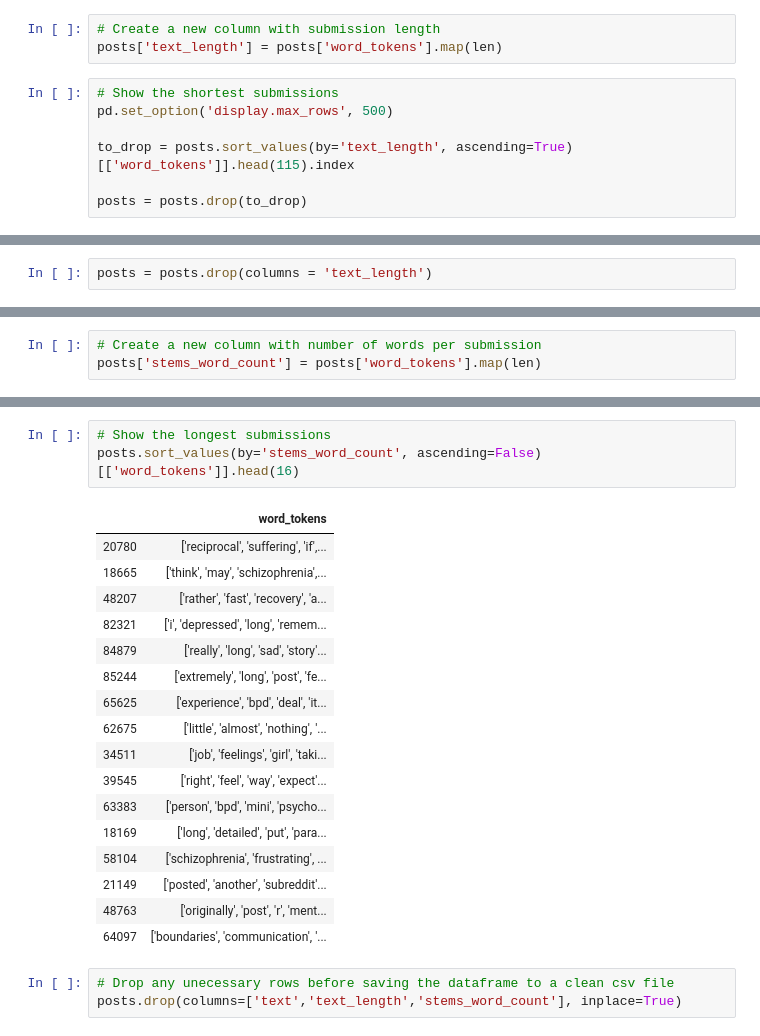
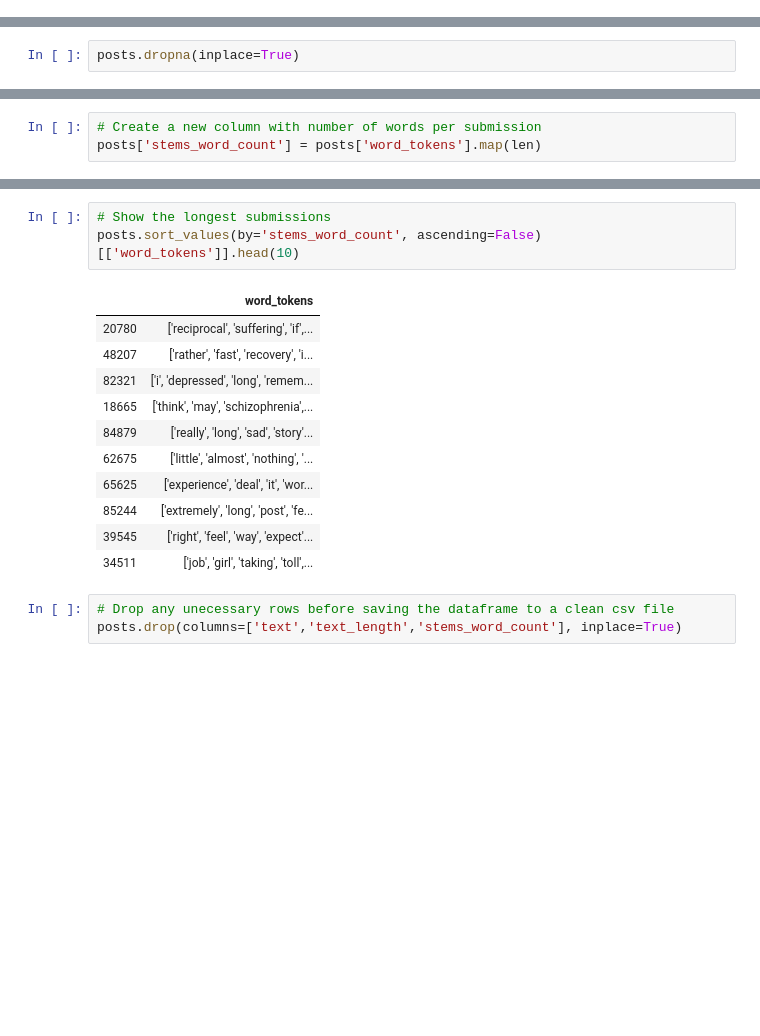
Before and after one commit to eileenhartnett/NLP-DeepLearning-Reddit-Project, a Jupyter notebook: notebooks/step2-pre-process_text.ipynb, the cells around one changed output, grey strips where cells are left out. Drawn from its saved outputs; the diff is of its cells as text; blank space fills up the shorter version.

```diff
--- a/notebooks/step2-pre-process_text.ipynb
+++ b/notebooks/step2-pre-process_text.ipynb
@@ -152,10 +161,0 @@ Need to drop empty cells, but unable to replace with nan... will look at low wor
-# %%
-# Create a new column with submission length
-posts['text_length'] = posts['word_tokens'].map(len)
-# %%
-# Show the shortest submissions
-pd.set_option('display.max_rows', 500)
-
-to_drop = posts.sort_values(by='text_length', ascending=True)[['word_tokens']].head(115).index
-
-posts = posts.drop(to_drop)
@@ -164,5 +162,5 @@ Drop the 'text length' column created above
-# %%
-posts = posts.drop(columns = 'text_length')
+# %%
+posts.dropna(inplace=True)
 # %% [markdown]
 ### Porter Stemmer
 # %% [markdown]
@@ -221,24 +214,18 @@ posts.sort_values(by='stems_word_count', ascending=True)[['word_tokens']].head(1
 # %%
 # Show the longest submissions
-posts.sort_values(by='stems_word_count', ascending=False)[['word_tokens']].head(16)
+posts.sort_values(by='stems_word_count', ascending=False)[['word_tokens']].head(10)
 # %% [output]
 |  | word_tokens |
 | 20780 | ['reciprocal', 'suffering', 'if',... |
+| 48207 | ['rather', 'fast', 'recovery', 'i... |
+| 82321 | ['i', 'depressed', 'long', 'remem... |
 | 18665 | ['think', 'may', 'schizophrenia',... |
-| 48207 | ['rather', 'fast', 'recovery', 'a... |
-| 82321 | ['i', 'depressed', 'long', 'remem... |
 | 84879 | ['really', 'long', 'sad', 'story'... |
+| 62675 | ['little', 'almost', 'nothing', '... |
+| 65625 | ['experience', 'deal', 'it', 'wor... |
 | 85244 | ['extremely', 'long', 'post', 'fe... |
-| 65625 | ['experience', 'bpd', 'deal', 'it... |
-| 62675 | ['little', 'almost', 'nothing', '... |
-| 34511 | ['job', 'feelings', 'girl', 'taki... |
 | 39545 | ['right', 'feel', 'way', 'expect'... |
-| 63383 | ['person', 'bpd', 'mini', 'psycho... |
-| 18169 | ['long', 'detailed', 'put', 'para... |
-| 58104 | ['schizophrenia', 'frustrating', ... |
-| 21149 | ['posted', 'another', 'subreddit'... |
-| 48763 | ['originally', 'post', 'r', 'ment... |
-| 64097 | ['boundaries', 'communication', '... |
+| 34511 | ['job', 'girl', 'taking', 'toll',... |
 # %%
 # Drop any unecessary rows before saving the dataframe to a clean csv file
 posts.drop(columns=['text','text_length','stems_word_count'], inplace=True)
```
Also changed, not shown: parts of 10 cells of this notebook, 1 other file.
